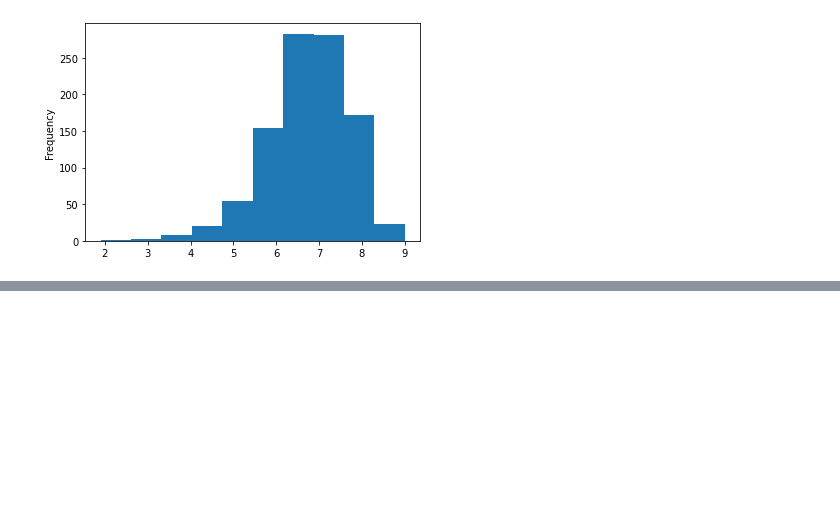
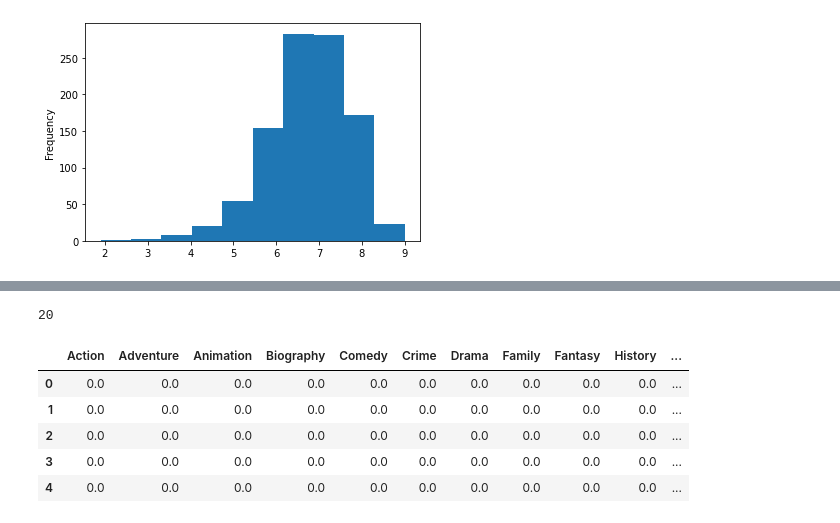
Before and after one commit to chx-chx/newcode, a Jupyter notebook: 5.电影案例分析.ipynb, the cells around one changed output, grey strips where cells are left out. Saved outputs shown, nothing was run; the diff lists cells and outputs as text; code cells hidden in the pictures; blank space fills up the shorter version.

```diff
--- a/5.电影案例分析.ipynb
+++ b/5.电影案例分析.ipynb
@@ -45,0 +109,4 @@ plt.show()
+# %%
+array_list.shape[0]
+# %% [output]
+20
@@ -45,0 +116,9 @@ plt.show()
+# %%
+genre_zero.head()
+# %% [output]
+|  | Action | Adventure | Animation | Biography | Comedy | Crime | Drama | Family | Fantasy | History | ... |
+| 0 | 0.0 | 0.0 | 0.0 | 0.0 | 0.0 | 0.0 | 0.0 | 0.0 | 0.0 | 0.0 | ... |
+| 1 | 0.0 | 0.0 | 0.0 | 0.0 | 0.0 | 0.0 | 0.0 | 0.0 | 0.0 | 0.0 | ... |
+| 2 | 0.0 | 0.0 | 0.0 | 0.0 | 0.0 | 0.0 | 0.0 | 0.0 | 0.0 | 0.0 | ... |
+| 3 | 0.0 | 0.0 | 0.0 | 0.0 | 0.0 | 0.0 | 0.0 | 0.0 | 0.0 | 0.0 | ... |
+| 4 | 0.0 | 0.0 | 0.0 | 0.0 | 0.0 | 0.0 | 0.0 | 0.0 | 0.0 | 0.0 | ... |
```
Also changed, not shown: parts of 11 cells of this notebook.
